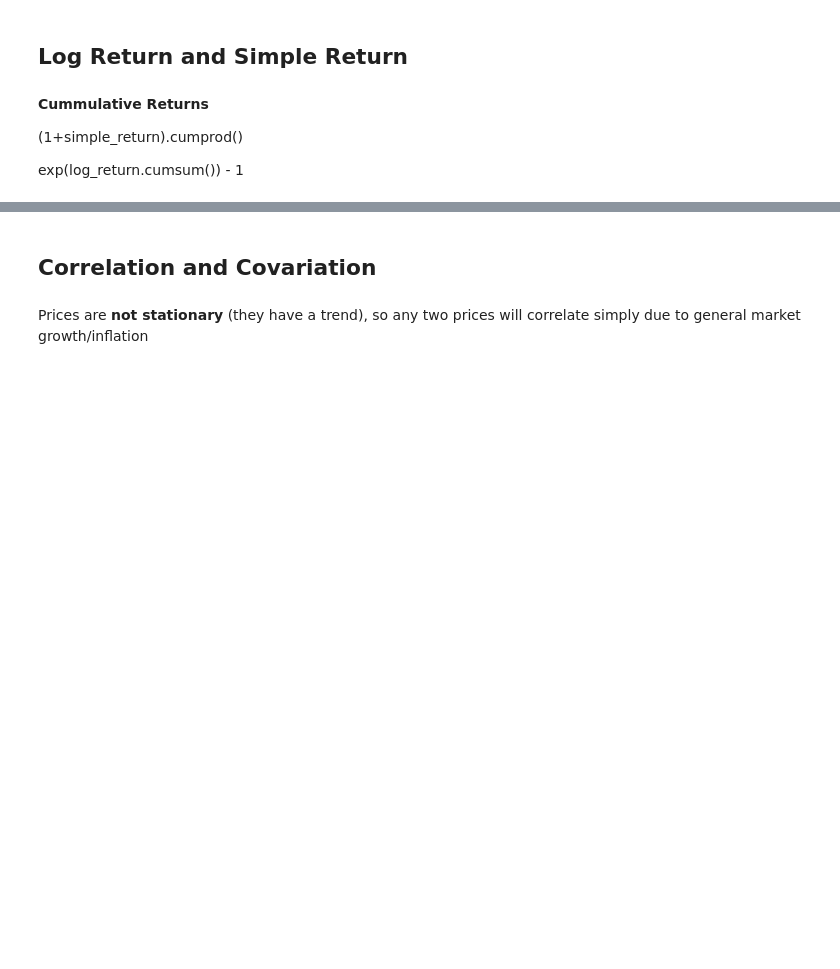
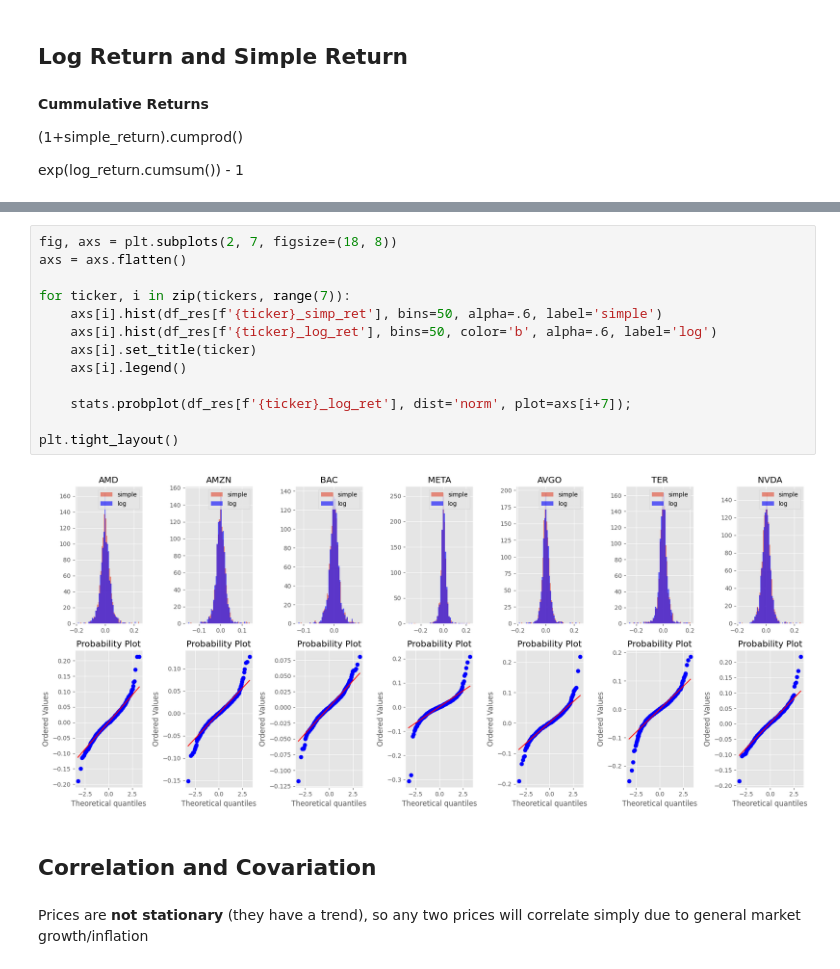
Before and after one commit to fadeeva/portfoli_o_o_ptimisation, a Jupyter notebook: Step_01__Basics_Return_Risk_Correlation.ipynb, the cells around one changed output, grey strips where cells are left out. Drawn from its saved outputs; the diff is of its cells as text; blank space fills up the shorter version.

```diff
--- a/Step_01__Basics_Return_Risk_Correlation.ipynb
+++ b/Step_01__Basics_Return_Risk_Correlation.ipynb
@@ -79,3 +114,18 @@ plt.tight_layout();
+# %%
+fig, axs = plt.subplots(2, 7, figsize=(18, 8))
+axs = axs.flatten()
+
+for ticker, i in zip(tickers, range(7)):
+    axs[i].hist(df_res[f'{ticker}_simp_ret'], bins=50, alpha=.6, label='simple')
+    axs[i].hist(df_res[f'{ticker}_log_ret'], bins=50, color='b', alpha=.6, label='log')
+    axs[i].set_title(ticker)
+    axs[i].legend()
+
+    stats.probplot(df_res[f'{ticker}_log_ret'], dist='norm', plot=axs[i+7]);
+
+plt.tight_layout()
+# %% [output]
+[figure, added]
 # %% [markdown]
 ## Correlation and Covariation
 # %% [markdown]
```
Also changed, not shown: parts of 9 cells of this notebook.
